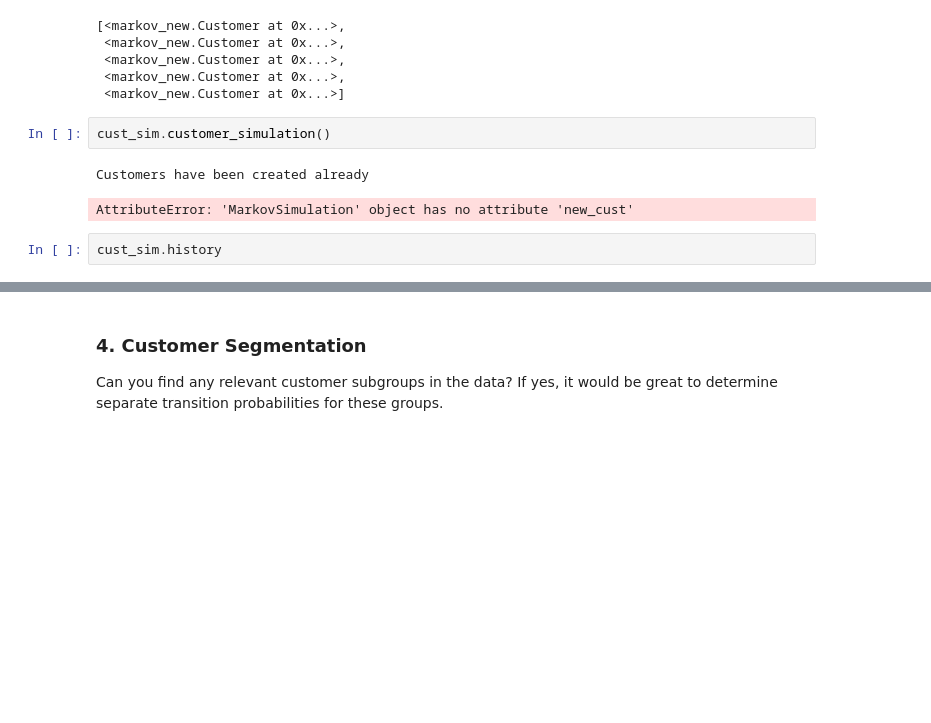
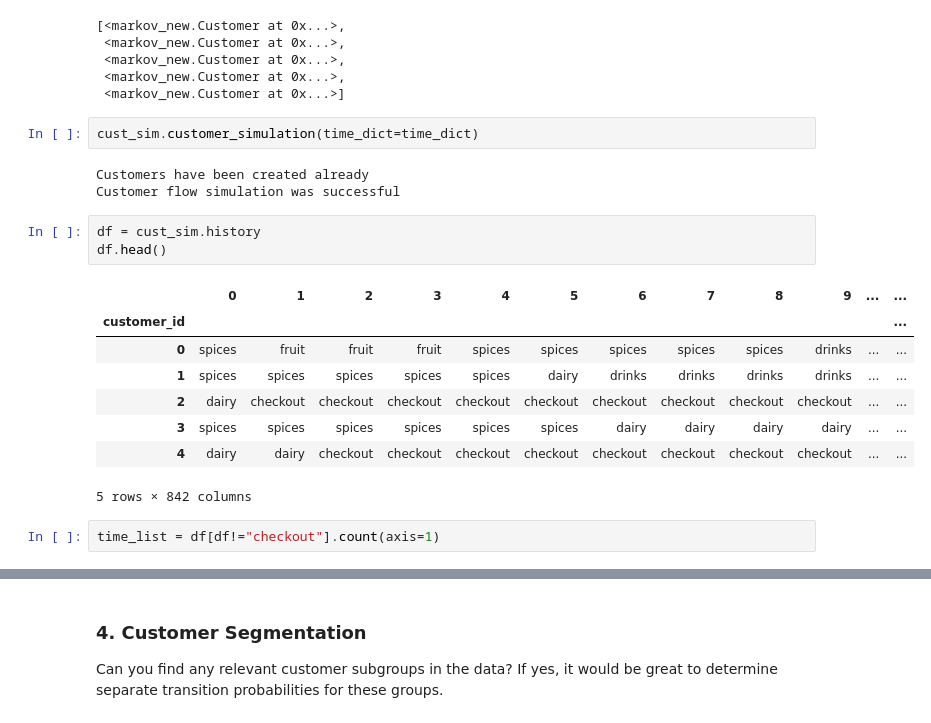
Before and after one commit to leona-ha/Markov_Customer_Churn, a Jupyter notebook: Customer_Flow_Markov.ipynb, the cells around one changed output, grey strips where cells are left out. Cells and saved outputs as stored; diff of their text form; blank space fills up the shorter version.

Commit message:
Corrected some errors

```diff
--- a/Customer_Flow_Markov.ipynb
+++ b/Customer_Flow_Markov.ipynb
@@ -347,9 +382,21 @@ cust_sim.customers
  <markov_new.Customer at 0x...>,
  <markov_new.Customer at 0x...>]
 # %%
-cust_sim.customer_simulation()
+cust_sim.customer_simulation(time_dict=time_dict)
 # %% [output]
 Customers have been created already
+Customer flow simulation was successful
-AttributeError: 'MarkovSimulation' object has no attribute 'new_cust'
-# %%
-cust_sim.history
+# %%
+df = cust_sim.history
+df.head()
+# %% [output]
+|  | 0 | 1 | 2 | 3 | 4 | 5 | 6 | 7 | 8 | 9 | ... | ... |
+| customer_id |  |  |  |  |  |  |  |  |  |  |  | ... |
+| 0 | spices | fruit | fruit | fruit | spices | spices | spices | spices | spices | drinks | ... | ... |
+| 1 | spices | spices | spices | spices | spices | dairy | drinks | drinks | drinks | drinks | ... | ... |
+| 2 | dairy | checkout | checkout | checkout | checkout | checkout | checkout | checkout | checkout | checkout | ... | ... |
+| 3 | spices | spices | spices | spices | spices | spices | dairy | dairy | dairy | dairy | ... | ... |
+| 4 | dairy | dairy | checkout | checkout | checkout | checkout | checkout | checkout | checkout | checkout | ... | ... |
+5 rows × 842 columns
+# %%
+time_list = df[df!="checkout"].count(axis=1)
```
Also changed, not shown: parts of 24 cells of this notebook, 1 other file.
